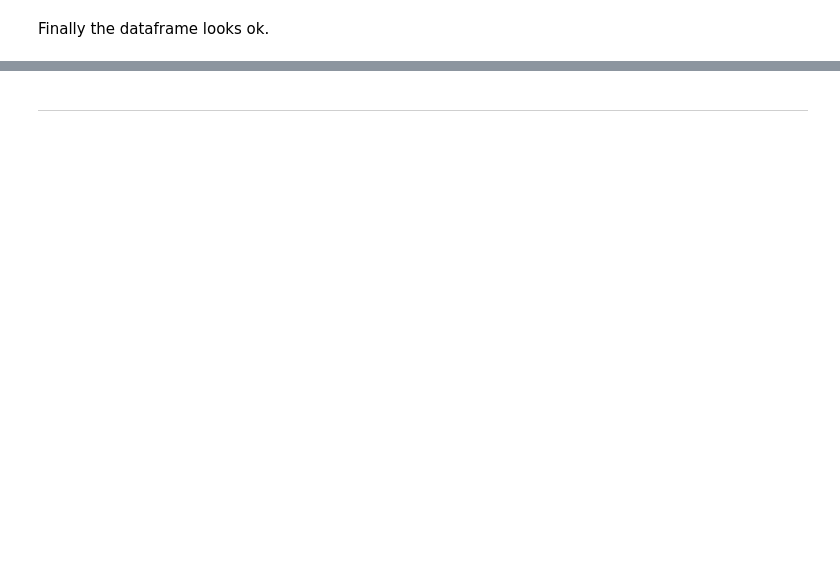
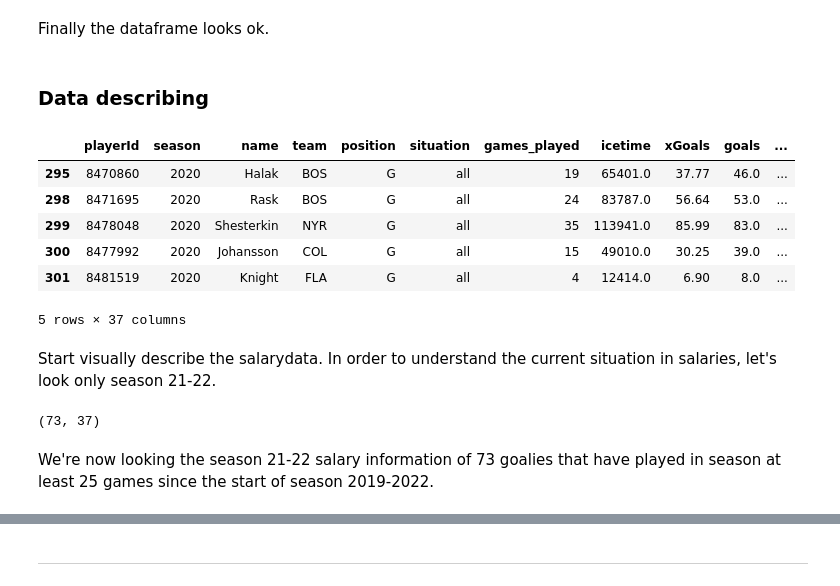
Before and after one commit to holezekki99/JODA2022, a Jupyter notebook: Goalie_salary_prediction.ipynb, the cells around one changed output, grey strips where cells are left out. Drawn from its saved outputs; the diff is of its cells as text; code cells hidden in the pictures; blank space fills up the shorter version.

```diff
--- a/Goalie_salary_prediction.ipynb
+++ b/Goalie_salary_prediction.ipynb
@@ -313,2 +305,24 @@ memory usage: 89.1+ KB
 # %% [markdown]
 Finally the dataframe looks ok.
+# %% [markdown]
+### Data describing
+# %%
+df.tail()
+# %% [output]
+|  | playerId | season | name | team | position | situation | games_played | icetime | xGoals | goals | ... |
+| 295 | 8470860 | 2020 | Halak | BOS | G | all | 19 | 65401.0 | 37.77 | 46.0 | ... |
+| 298 | 8471695 | 2020 | Rask | BOS | G | all | 24 | 83787.0 | 56.64 | 53.0 | ... |
+| 299 | 8478048 | 2020 | Shesterkin | NYR | G | all | 35 | 113941.0 | 85.99 | 83.0 | ... |
+| 300 | 8477992 | 2020 | Johansson | COL | G | all | 15 | 49010.0 | 30.25 | 39.0 | ... |
+| 301 | 8481519 | 2020 | Knight | FLA | G | all | 4 | 12414.0 | 6.90 | 8.0 | ... |
+5 rows × 37 columns
+# %% [markdown]
+Start visually describe the salarydata. In order to understand the current situation in salaries, let's look only season 21-22.
+# %%
+df21 = df
+df21 = df21[df21.season == 2021]
+df21.shape
+# %% [output]
+(73, 37)
+# %% [markdown]
+We're now looking the season 21-22 salary information of 73 goalies that have played in season at least 25 games since the start of season 2019-2022.
```
Also changed, not shown: parts of 13 cells of this notebook.
